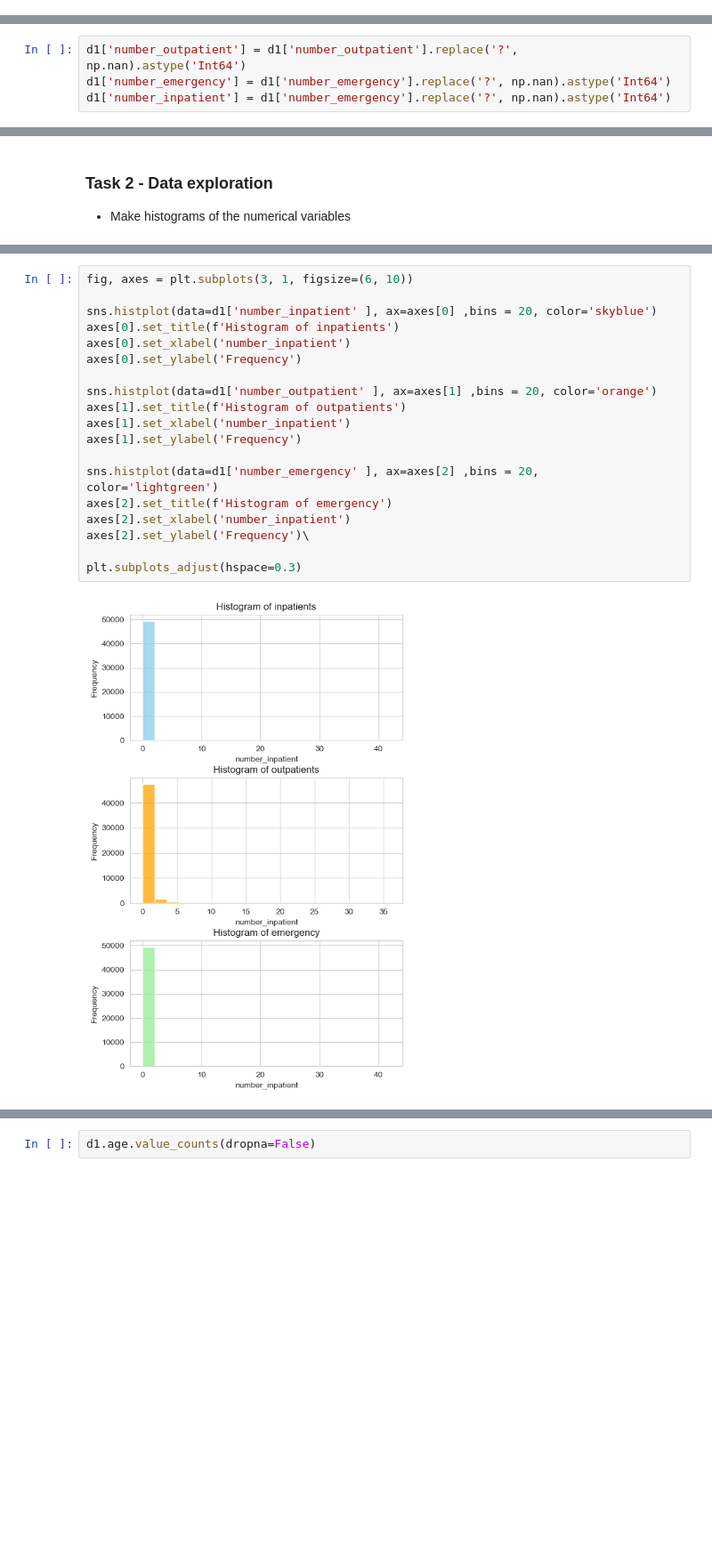
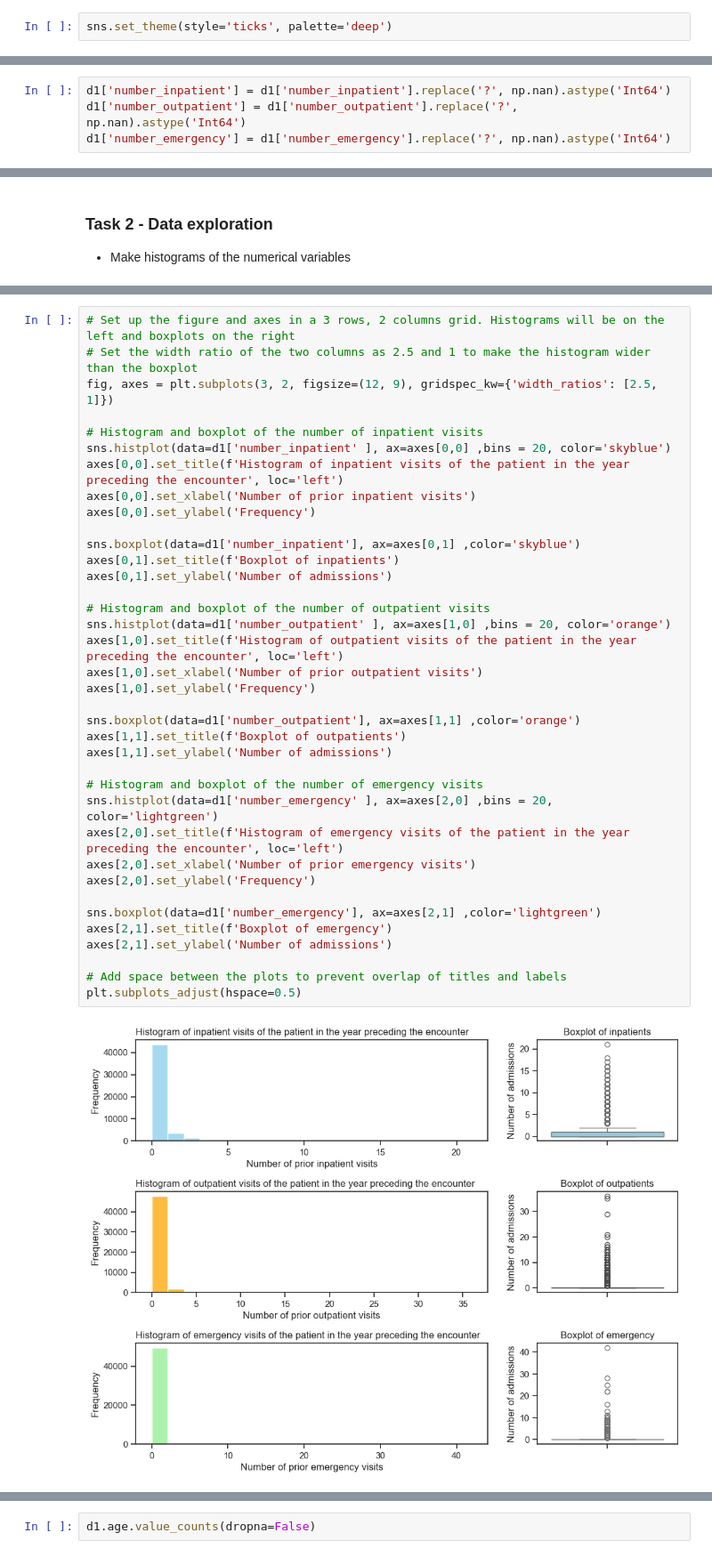
Before and after one commit to johnmarquess/IFN509, a Jupyter notebook: Assignment1_submission/assigment1_analysis.ipynb, the cells around one changed output, grey strips where cells are left out. Shown at 89% size. Drawn from its saved outputs; the diff is of its cells as text; blank space fills up the shorter version.

```diff
--- a/Assignment1_submission/assigment1_analysis.ipynb
+++ b/Assignment1_submission/assigment1_analysis.ipynb
@@ -3,3 +3,5 @@ import pandas as pd
 import numpy as np
 import matplotlib.pyplot as plt
 import seaborn as sns
+# %%
+sns.set_theme(style='ticks', palette='deep')
@@ -85,9 +89,9 @@ Name: count, dtype: Int64
 # %% [markdown]
 #### Replace the '?' values in the numeric columns with 'NaN'
 # %%
+d1['number_inpatient'] = d1['number_inpatient'].replace('?', np.nan).astype('Int64')
 d1['number_outpatient'] = d1['number_outpatient'].replace('?', np.nan).astype('Int64')
 d1['number_emergency'] = d1['number_emergency'].replace('?', np.nan).astype('Int64')
-d1['number_inpatient'] = d1['number_emergency'].replace('?', np.nan).astype('Int64')
 # %%
 # This code shows the patient_nbr with the highest number of encounters. This will be important for data handling at the modelling stage.
 d1.patient_nbr.value_counts(dropna=False)
@@ -160,21 +149,39 @@ Text(0.5, 0, 'some text')
 # %%
-fig, axes = plt.subplots(3, 1, figsize=(6, 10))
+# Set up the figure and axes in a 3 rows, 2 columns grid. Histograms will be on the left and boxplots on the right
+# Set the width ratio of the two columns as 2.5 and 1 to make the histogram wider than the boxplot
+fig, axes = plt.subplots(3, 2, figsize=(12, 9), gridspec_kw={'width_ratios': [2.5, 1]})
 
-sns.histplot(data=d1['number_inpatient' ], ax=axes[0] ,bins = 20, color='skyblue')
-axes[0].set_title(f'Histogram of inpatients')
-axes[0].set_xlabel('number_inpatient')
-axes[0].set_ylabel('Frequency')
+# Histogram and boxplot of the number of inpatient visits
+sns.histplot(data=d1['number_inpatient' ], ax=axes[0,0] ,bins = 20, color='skyblue')
+axes[0,0].set_title(f'Histogram of inpatient visits of the patient in the year preceding the encounter', loc='left')
+axes[0,0].set_xlabel('Number of prior inpatient visits')
+axes[0,0].set_ylabel('Frequency')
 
-sns.histplot(data=d1['number_outpatient' ], ax=axes[1] ,bins = 20, color='orange')
-axes[1].set_title(f'Histogram of outpatients')
-axes[1].set_xlabel('number_inpatient')
-axes[1].set_ylabel('Frequency')
+sns.boxplot(data=d1['number_inpatient'], ax=axes[0,1] ,color='skyblue')
+axes[0,1].set_title(f'Boxplot of inpatients')
+axes[0,1].set_ylabel('Number of admissions')
 
-sns.histplot(data=d1['number_emergency' ], ax=axes[2] ,bins = 20,  color='lightgreen')
-axes[2].set_title(f'Histogram of emergency')
-axes[2].set_xlabel('number_inpatient')
-axes[2].set_ylabel('Frequency')\
+# Histogram and boxplot of the number of outpatient visits
+sns.histplot(data=d1['number_outpatient' ], ax=axes[1,0] ,bins = 20, color='orange')
+axes[1,0].set_title(f'Histogram of outpatient visits of the patient in the year preceding the encounter', loc='left')
+axes[1,0].set_xlabel('Number of prior outpatient visits')
+axes[1,0].set_ylabel('Frequency')
 
-plt.subplots_adjust(hspace=0.3)
+sns.boxplot(data=d1['number_outpatient'], ax=axes[1,1] ,color='orange')
+axes[1,1].set_title(f'Boxplot of outpatients')
+axes[1,1].set_ylabel('Number of admissions')
+
+# Histogram and boxplot of the number of emergency visits
+sns.histplot(data=d1['number_emergency' ], ax=axes[2,0] ,bins = 20,  color='lightgreen')
+axes[2,0].set_title(f'Histogram of emergency visits of the patient in the year preceding the encounter', loc='left')
+axes[2,0].set_xlabel('Number of prior emergency visits')
+axes[2,0].set_ylabel('Frequency')
+
+sns.boxplot(data=d1['number_emergency'], ax=axes[2,1] ,color='lightgreen')
+axes[2,1].set_title(f'Boxplot of emergency')
+axes[2,1].set_ylabel('Number of admissions')
+
+# Add space between the plots to prevent overlap of titles and labels
+plt.subplots_adjust(hspace=0.5)
 # %% [output]
-[figure, old version]
+[figure, new version]
```
Also changed, not shown: parts of 23 cells of this notebook, 1 other file.
